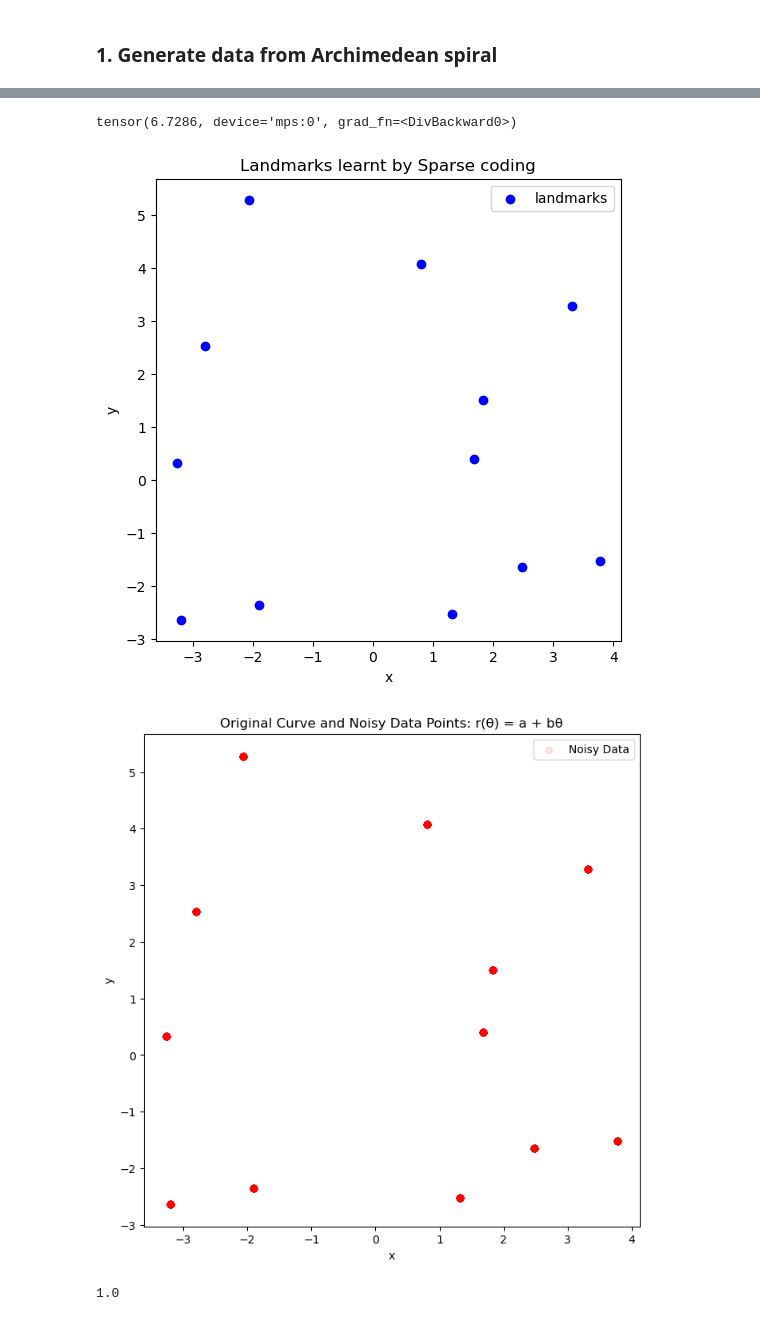
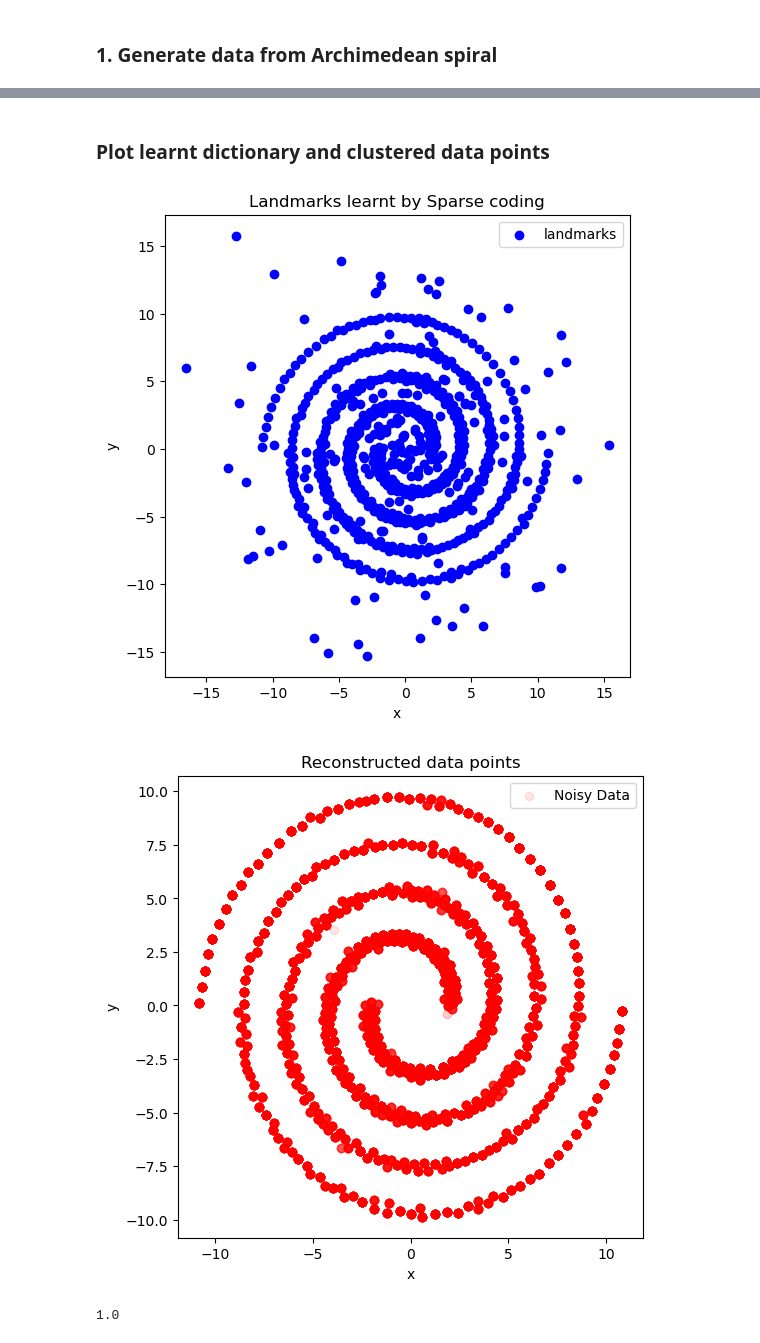
Before and after one commit to derek1909/SignalSpace-WarmUp, a Jupyter notebook: warmup.ipynb, the cells around one changed output, grey strips where cells are left out. Drawn from its saved outputs; the diff is of its cells as text; code cells hidden in the pictures.

```diff
--- a/warmup.ipynb
+++ b/warmup.ipynb
@@ -94,13 +29,18 @@ torch.Size([21600, 12])
 # %%
-# Define optimizer
+data_tensor = torch.tensor(data, dtype=torch.float,device = device)
+
+# Create an instance of SparseCoding model
+model = SparseCoding(data_size=data_tensor.shape[0], activ_dim=data_tensor.shape[1], basisfunc_num=700, sparsity_level=0)
+
+
+# Define optimizer for Biasis update
 optimizer = optim.Adam([model.Activ, model.Basis], lr=0.01)
 
 # Number of optimization steps
-num_epochs = 200
+num_epochs = 3000
 
 # Training loop
 for epoch in range(num_epochs):
-
 
     # Update A
     dist = torch.norm(data_tensor[:, None, :] - model.Basis[None, :, :], p=2, dim=2)
@@ -120,10 +60,11 @@ for epoch in range(num_epochs):
     if (epoch+1) % 10 == 0:
         print(f'Epoch [{epoch+1}/{num_epochs}], Cost = {cost}')
 
+    if cost <= 1e-2:
+        print('training ended!')
+        break
+
 # After training, you can use the learned dictionary to encode new data
 encoded_data = model.Activ @ model.Basis
 print("Encoded data shape:", encoded_data.shape)
-
-
-print(model.Basis.shape)
 # %% [output]
@@ -147,44 +88,34 @@ torch.Size([12, 2])
+# %% [markdown]
+### Plot learnt dictionary and clustered data points
 # %%
-print(model.loss(data_tensor))
-
-
-# # Compute the squared differences
-# squared_error= (reconstruction - data) ** 2
-
-# # Compute the sum of squared differences
-# sum_squared_error = torch.sum(squared_error)
-
-# # Compute the number of samples
-# num_samples = data.shape[0]
 
 # return sum_squared_error/num_samples
 Bas = model.Basis.detach().cpu()
 Act = model.Activ.detach().cpu()
 
 recon = Act @ Bas
 # Plotting in polar coordinates
 
 # Original curve label='Original Curve', color='blue')
 model.plot_basis()
 
-plt.figure(figsize=[8, 8])
+plt.figure(figsize=[6, 6])
 
 # Noisy data points
 ax = plt.subplot(111)
 ax.scatter(recon[:, 0], recon[:, 1], label='Noisy Data', color='red', alpha=0.1)
 
 # Setting the title and labels
-ax.set_title("Original Curve and Noisy Data Points: r(θ) = a + bθ")
+ax.set_title("Reconstructed data points")
 ax.set_xlabel("x")
 ax.set_ylabel("y")
 ax.legend()
 plt.show()
 
 # Show the plot
 
 print(np.linalg.norm(Act[0,:]))
 # %% [output]
-tensor(6.7286, device='mps:0', grad_fn=<DivBackward0>)
-[figure, old version]
+[figure, new version]
-[figure, old version]
+[figure, new version]
-1.0
+1.0
```
Also changed, not shown: parts of 7 cells of this notebook, 1 other file.
